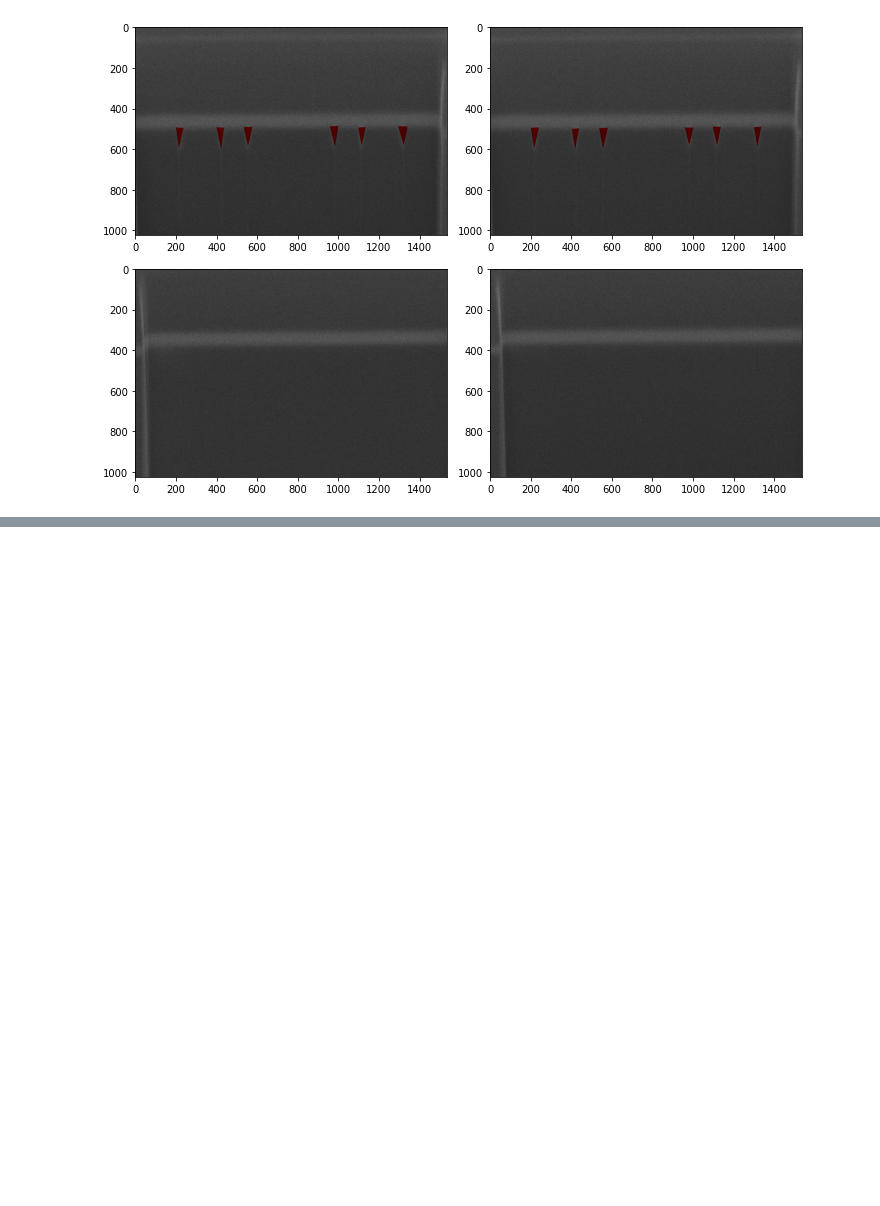
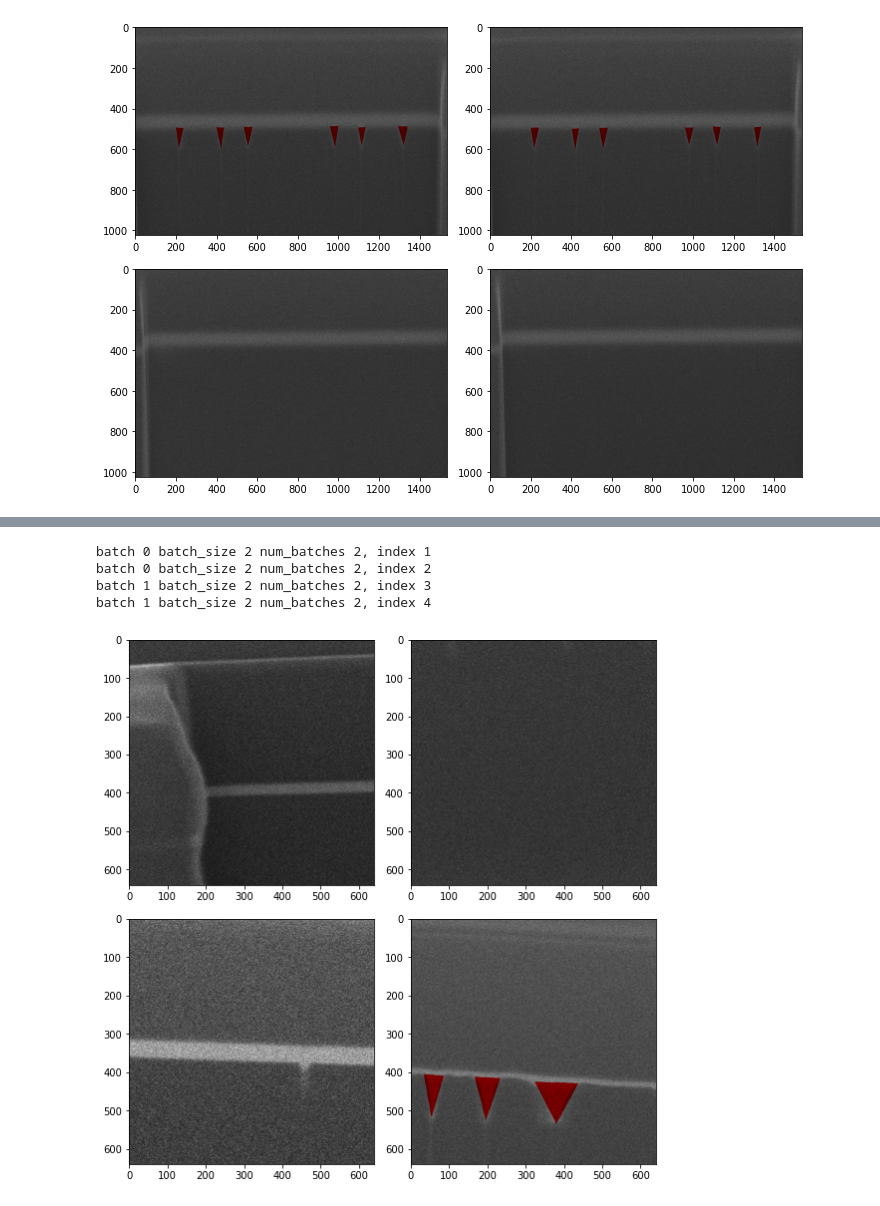
Before and after one commit to bhlarson/torchdatasetutil, a Jupyter notebook: torchdatasetutil.ipynb, the cells around one changed output, grey strips where cells are left out. Saved outputs shown, nothing was run; the diff lists cells and outputs as text; code cells hidden in the pictures; blank space fills up the shorter version.

Commit message:
Added documentaiton and test for data loaders

```diff
--- a/torchdatasetutil.ipynb
+++ b/torchdatasetutil.ipynb
@@ -128,16 +144,3 @@ store = ImagesStore(s3, bucket, img_dataset_desc_file, class_dictionary)
 DisplayImages(store)
 # %% [output]
 [figure]
-# %%
-dataset_train= 'data/coco/annotations/instances_train2017.json'
-dataset_val= 'data/coco/annotations/instances_val2017.json'
-train_image_path= 'data/coco/train2017'
-val_image_path= 'data/coco/val2017'
-class_dict= 'model/segmin/coco.json'
-
-store = CocoStore(s3, bucket=bucket,
-                    dataset_desc=dataset_train,
-                    image_paths=train_image_path,
-                    class_dictionary=class_dict)
-
-DisplayImages(store)
@@ -145,0 +197,4 @@ DisplayImages(store)
+# %%
+batch_size = 2
+loaders = CreateImageLoaders(s3, bucket, img_dataset_desc_file, class_dictionary, batch_size=batch_size)
+loaders
@@ -145,0 +214,30 @@ DisplayImages(store)
+# %%
+def DisplayBatch(plt, batch, batch_size, num_batches, images, labels, mean, stdev):
+    for i, image in enumerate(images):
+        indexSubplot = i+1 + batch*batch_size
+        #print('batch {} batch_size {} num_batches {}, index {}'.format(batch, batch_size, num_batches, indexSubplot))
+        img = store.MergeIman(images[i], labels[i], mean[i], stdev[i])
+        plt.subplot(num_batches, batch_size, indexSubplot)
+        plt.imshow(cv2.cvtColor(img, cv2.COLOR_BGR2RGB))
+        plt.tight_layout()
+# %%
+num_batches=2
+plt.figure(figsize=(8,8))
+
+for i, data in enumerate(loaders[0]['dataloader']):
+    images, labels, mean, stdev = data
+    images = images.cpu().permute(0, 2, 3, 1).numpy()
+    labels = np.around(labels.cpu().numpy()).astype('uint8')
+    mean = mean.cpu().numpy()
+    stdev = stdev.cpu().numpy()
+
+    DisplayBatch(plt, i, batch_size, num_batches, images, labels, mean, stdev)
+
+    if i >= num_batches-1:
+        break
+# %% [output]
+batch 0 batch_size 2 num_batches 2, index 1
+batch 0 batch_size 2 num_batches 2, index 2
+batch 1 batch_size 2 num_batches 2, index 3
+batch 1 batch_size 2 num_batches 2, index 4
+[figure, added]
```
Also changed, not shown: parts of 10 cells of this notebook, 2 other files.
